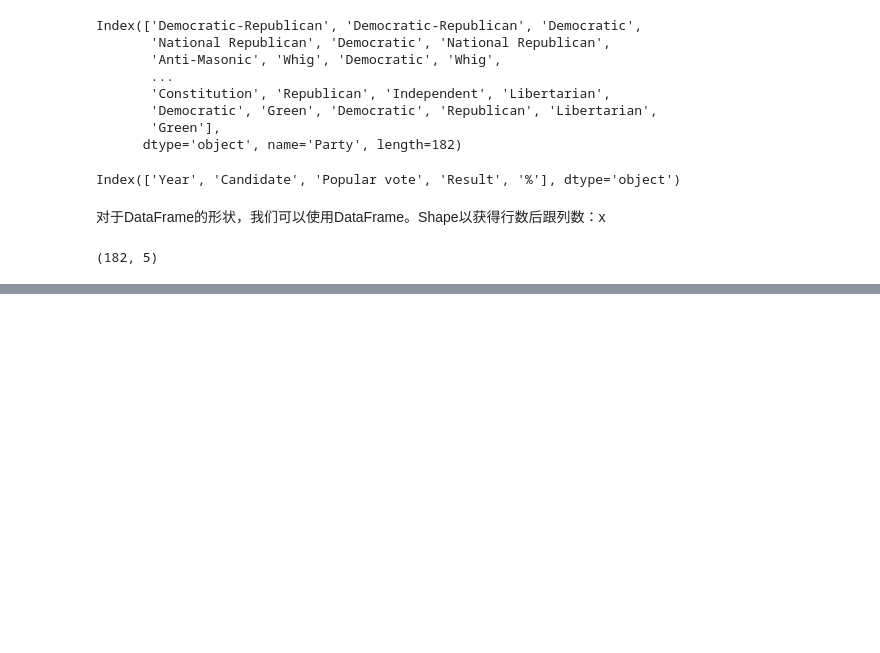
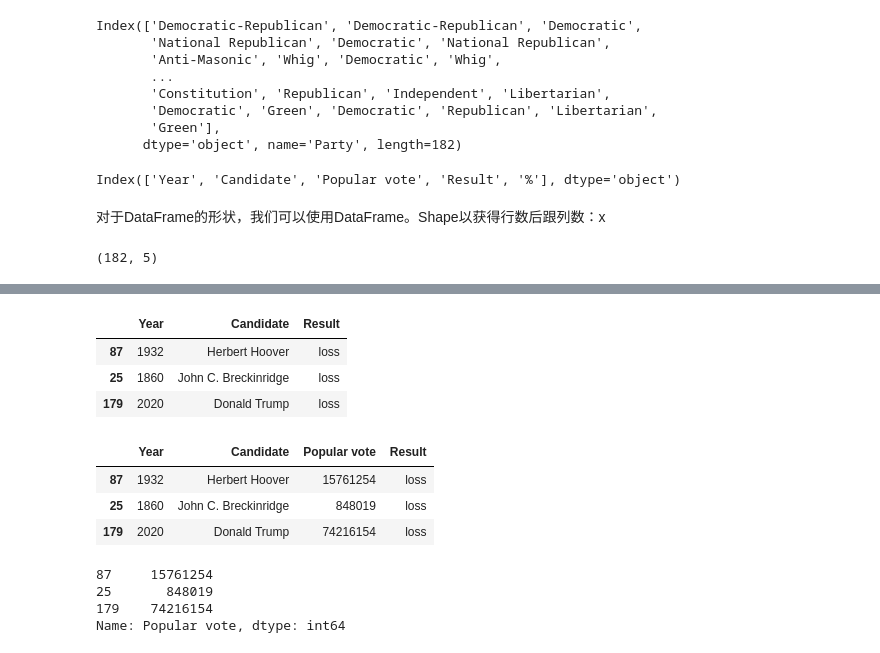
Before and after one commit to golitter/sp24-data100, a Jupyter notebook: Week1/lab.ipynb, the cells around one changed output, grey strips where cells are left out. Cells and saved outputs as stored; diff of their text form; code cells hidden in the pictures; blank space fills up the shorter version.

```diff
--- a/Week1/lab.ipynb
+++ b/Week1/lab.ipynb
@@ -278,0 +323,24 @@ elections.shape
+# %%
+# 一个列表
+elections.loc[ [87,25, 179], ['Year', 'Candidate', 'Result']]
+# %% [output]
+|  | Year | Candidate | Result |
+| 87 | 1932 | Herbert Hoover | loss |
+| 25 | 1860 | John C. Breckinridge | loss |
+| 179 | 2020 | Donald Trump | loss |
+# %%
+# slice
+elections.loc[[87, 25, 179], 'Year':'Result']
+# %% [output]
+|  | Year | Candidate | Popular vote | Result |
+| 87 | 1932 | Herbert Hoover | 15761254 | loss |
+| 25 | 1860 | John C. Breckinridge | 848019 | loss |
+| 179 | 2020 | Donald Trump | 74216154 | loss |
+# %%
+elections.loc[[87,25, 179], 'Popular vote']
+# 返回的是 Series类型
+# %% [output]
+87     15761254
+25       848019
+179    74216154
+Name: Popular vote, dtype: int64
```
Also changed, not shown: parts of 9 cells of this notebook, 1 other file.
